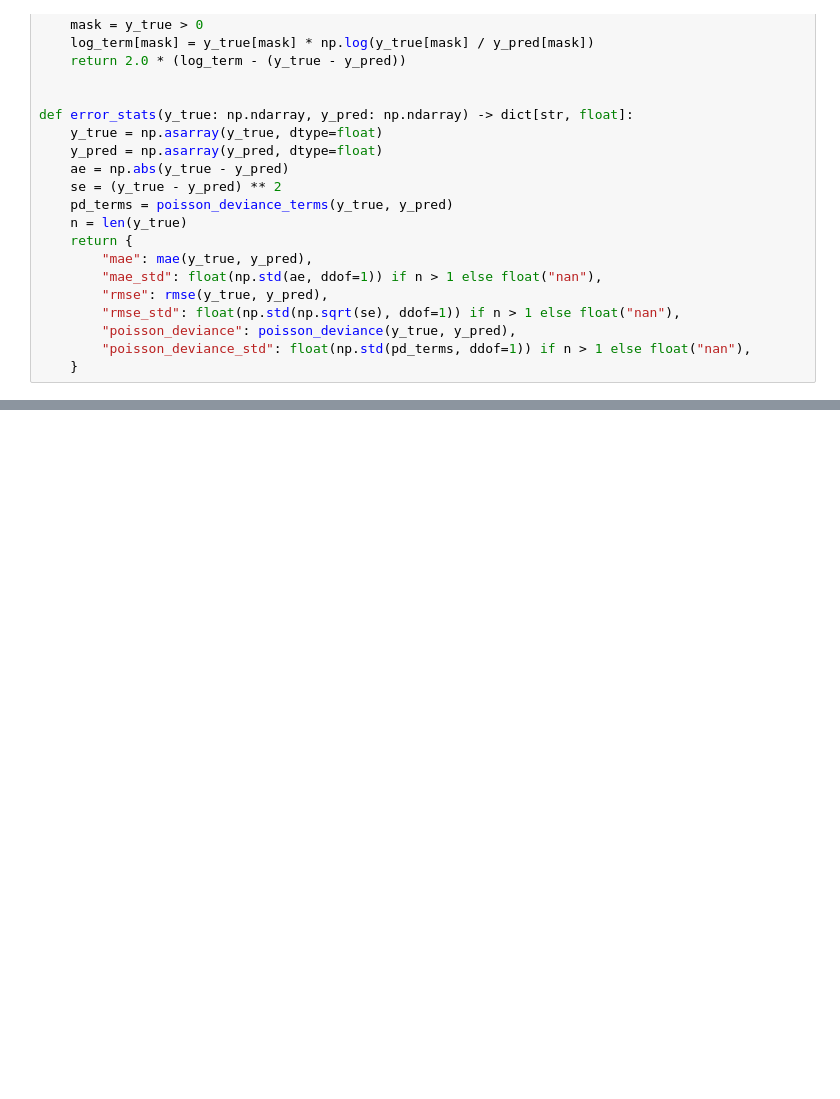
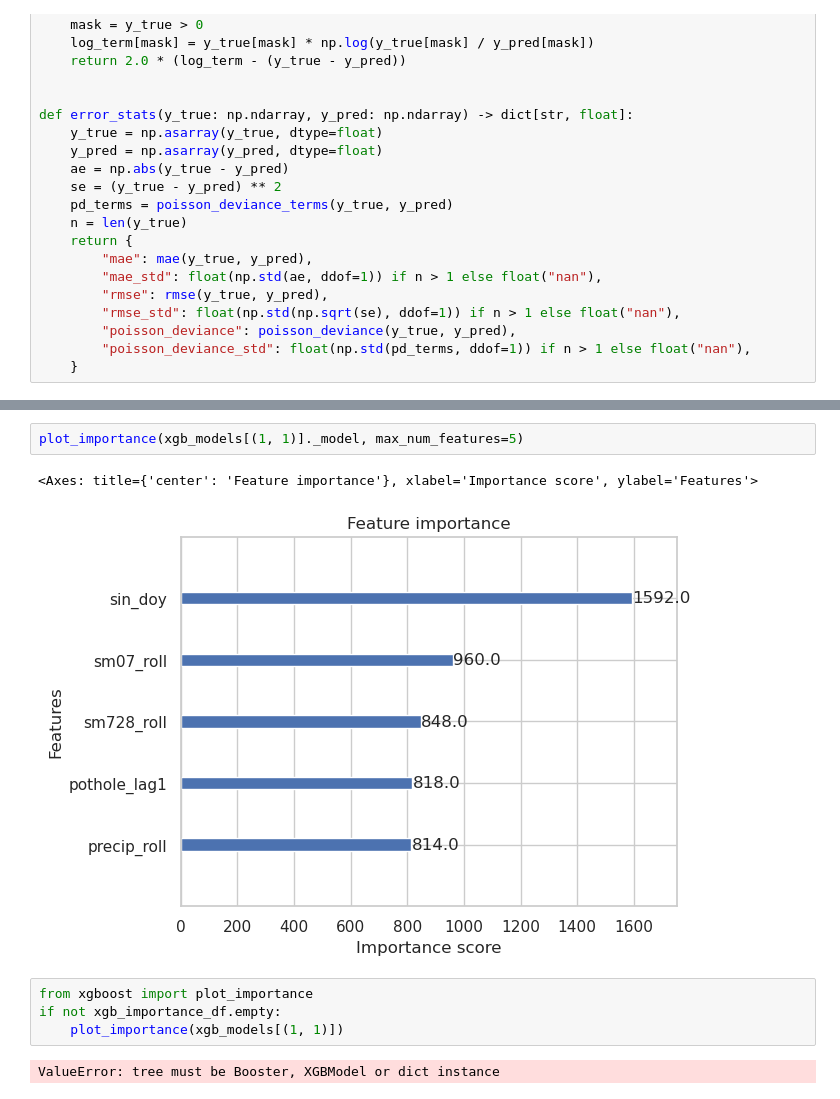
Before and after one commit to Erdos-Projects/spring-2026-dc-311, a Jupyter notebook: 5_results.ipynb, the cells around one changed output, grey strips where cells are left out. Saved outputs shown, nothing was run; the diff lists cells and outputs as text; blank space fills up the shorter version.

```diff
--- a/5_results.ipynb
+++ b/5_results.ipynb
@@ -275,2 +276,13 @@ summary_df.sort_values(["d", "horizon_h", "mae"]).reset_index(drop=True)
 ... (7 outputs left out)
+# %%
+plot_importance(xgb_models[(1, 1)]._model, max_num_features=5)
+# %% [output]
+<Axes: title={'center': 'Feature importance'}, xlabel='Importance score', ylabel='Features'>
+[figure, added]
+# %%
+from xgboost import plot_importance
+if not xgb_importance_df.empty:
+    plot_importance(xgb_models[(1, 1)])
+# %% [output]
+ValueError: tree must be Booster, XGBModel or dict instance
 # %%
```
Also changed, not shown: parts of 4 cells of this notebook, 5 other files.
